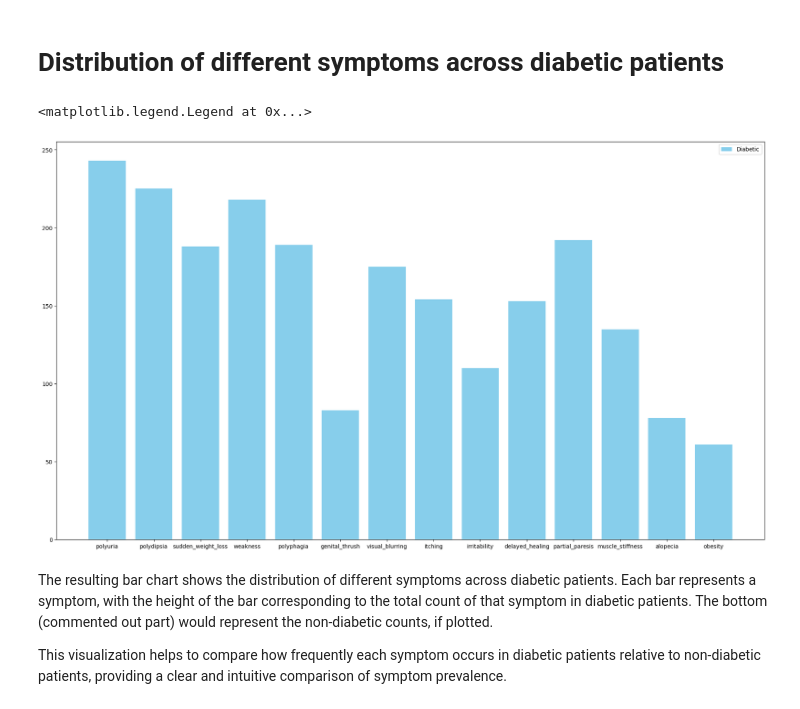
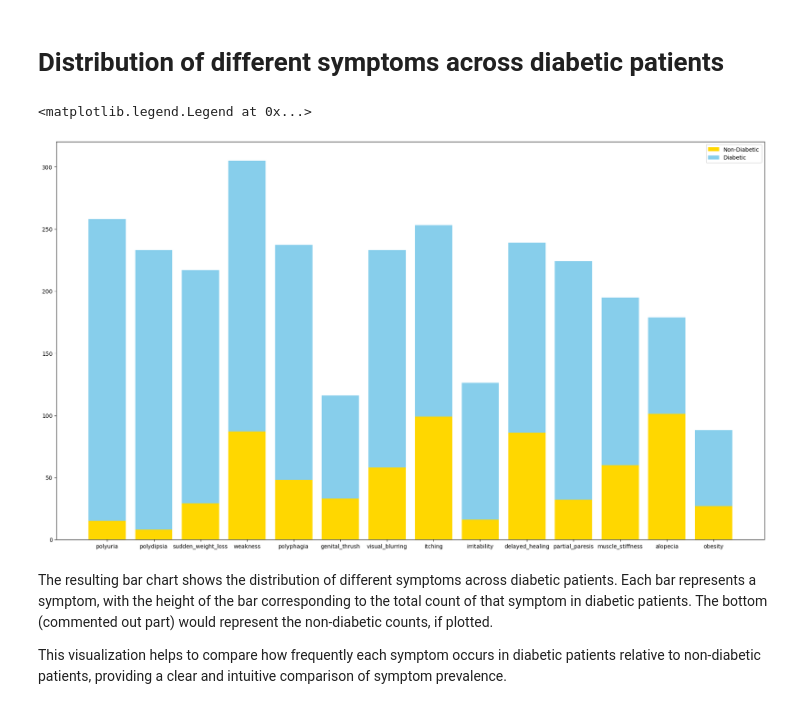
Before and after one commit to sdpunwatkar2/Shantanu-GlucoSense-Infy-Nov24, a Jupyter notebook: GlucoSense_AI_Powered_Diabetes_Detection_for_Early_Interventionn.ipynb, the cells around one changed output. Drawn from its saved outputs; the diff is of its cells as text; code cells hidden in the pictures.

```diff
--- a/GlucoSense_AI_Powered_Diabetes_Detection_for_Early_Interventionn.ipynb
+++ b/GlucoSense_AI_Powered_Diabetes_Detection_for_Early_Interventionn.ipynb
@@ -38,14 +51,12 @@ insertion of the dataset obtained from kaggle.com and cleaning it to manipulate
 # %%
-import pandas as pd
-
 # Assuming your data is in a CSV file named 'your_data.csv'
-df = pd.read_csv('/content/Glcosense final dataset.csv')
+df = pd.read_csv('/content/Shantanu-GlucoSense-Infy-Nov24/Glcosense final dataset.csv')
 
 # Remove rows where the 'class' column has a value of 0
-df = df[df['class'] != 0]
+#df = df[df['class'] != 0]
 
 # Optional: Save the cleaned DataFrame back to a CSV file
-df.to_csv('cleaned_data.csv', index=False)
+#df.to_csv('cleaned_data.csv', index=False)
 
 # Display the first few rows of the cleaned DataFrame
 print(df.head())
@@ -70,8 +81,6 @@ print(df.head())
 2                0                 1         1        0      1
 3                0                 0         0        0      1
 4                1                 1         1        1      1
-# %%
-df = pd.read_csv('/content/cleaned_data.csv')
 # %%
 df.describe()
 # %% [output]
@@ -177,14 +186,14 @@ This helps you quickly understand the gender distribution among the diabetic pat
 # %%
 symptoms = df.columns[2:-1]
 count_0 = df[df['class'] == 0][symptoms].sum()
 count_1 = df[df['class'] == 1][symptoms].sum()
 plt.figure(figsize=(23, 13))
-#plt.bar(symptoms, count_0, label='Non-Diabetic', color='green')
+plt.bar(symptoms, count_0, label='Non-Diabetic', color='gold')
 plt.bar(symptoms, count_1, bottom=count_0, label='Diabetic', color='skyblue')
 plt.legend()
 # %% [output]
 <matplotlib.legend.Legend at 0x...>
-[figure, old version]
+[figure, new version]
 # %% [markdown]
 The resulting bar chart shows the distribution of different symptoms across diabetic patients. Each bar represents a symptom, with the height of the bar corresponding to the total count of that symptom in diabetic patients. The bottom (commented out part) would represent the non-diabetic counts, if plotted.
 
```
Also changed, not shown: parts of 45 cells of this notebook.
